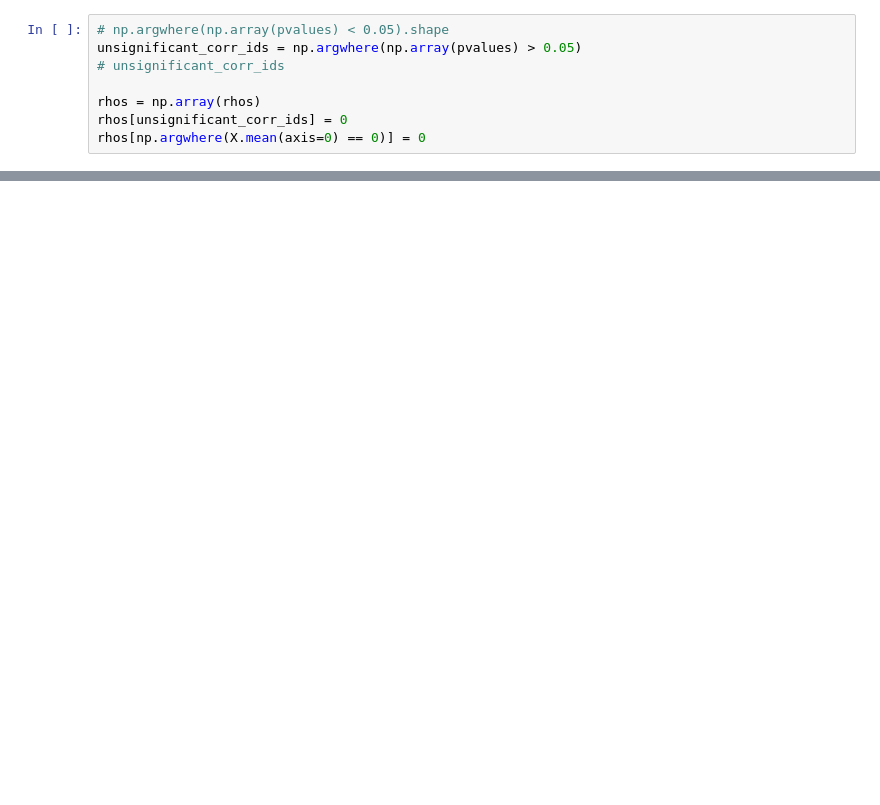
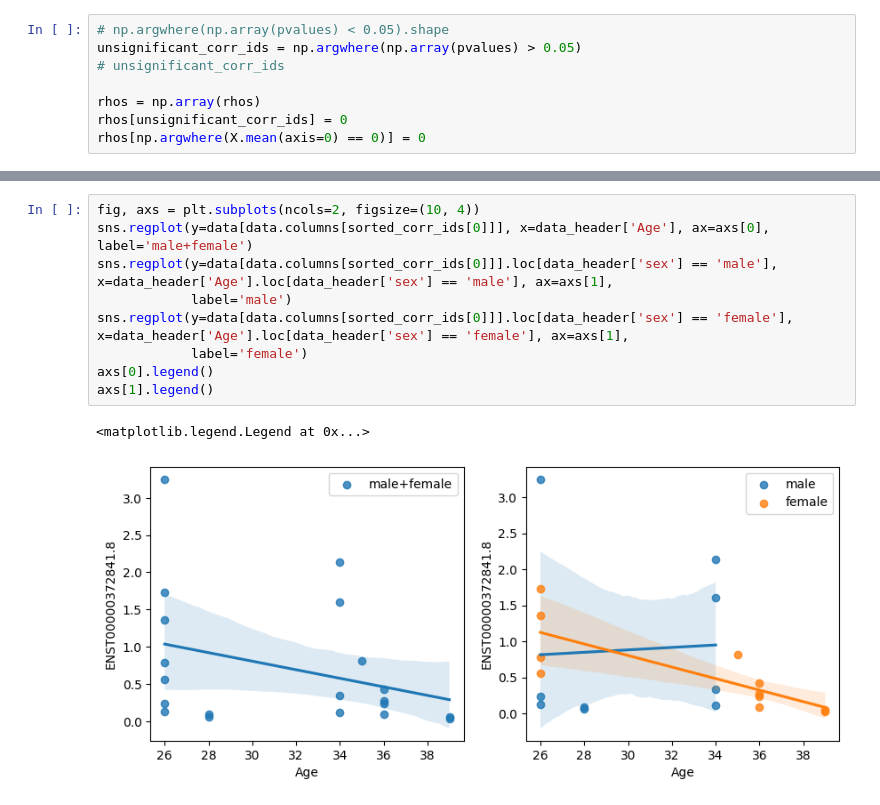
Before and after one commit to zodelheim/sea-infer-rna-seq, a Jupyter notebook: notebooks/AgePredictionTest.ipynb, the cells around one changed output, grey strips where cells are left out. Saved outputs shown, nothing was run; the diff lists cells and outputs as text; blank space fills up the shorter version.

```diff
--- a/notebooks/AgePredictionTest.ipynb
+++ b/notebooks/AgePredictionTest.ipynb
@@ -145,0 +185,12 @@ Name: ENST00000339468.8, dtype: float32
+# %%
+fig, axs = plt.subplots(ncols=2, figsize=(10, 4))
+sns.regplot(y=data[data.columns[sorted_corr_ids[0]]], x=data_header['Age'], ax=axs[0], label='male+female')
+sns.regplot(y=data[data.columns[sorted_corr_ids[0]]].loc[data_header['sex'] == 'male'], x=data_header['Age'].loc[data_header['sex'] == 'male'], ax=axs[1],
+            label='male')
+sns.regplot(y=data[data.columns[sorted_corr_ids[0]]].loc[data_header['sex'] == 'female'], x=data_header['Age'].loc[data_header['sex'] == 'female'], ax=axs[1],
+            label='female')
+axs[0].legend()
+axs[1].legend()
+# %% [output]
+<matplotlib.legend.Legend at 0x...>
+[figure, added]
```
Also changed, not shown: parts of 16 cells of this notebook.
